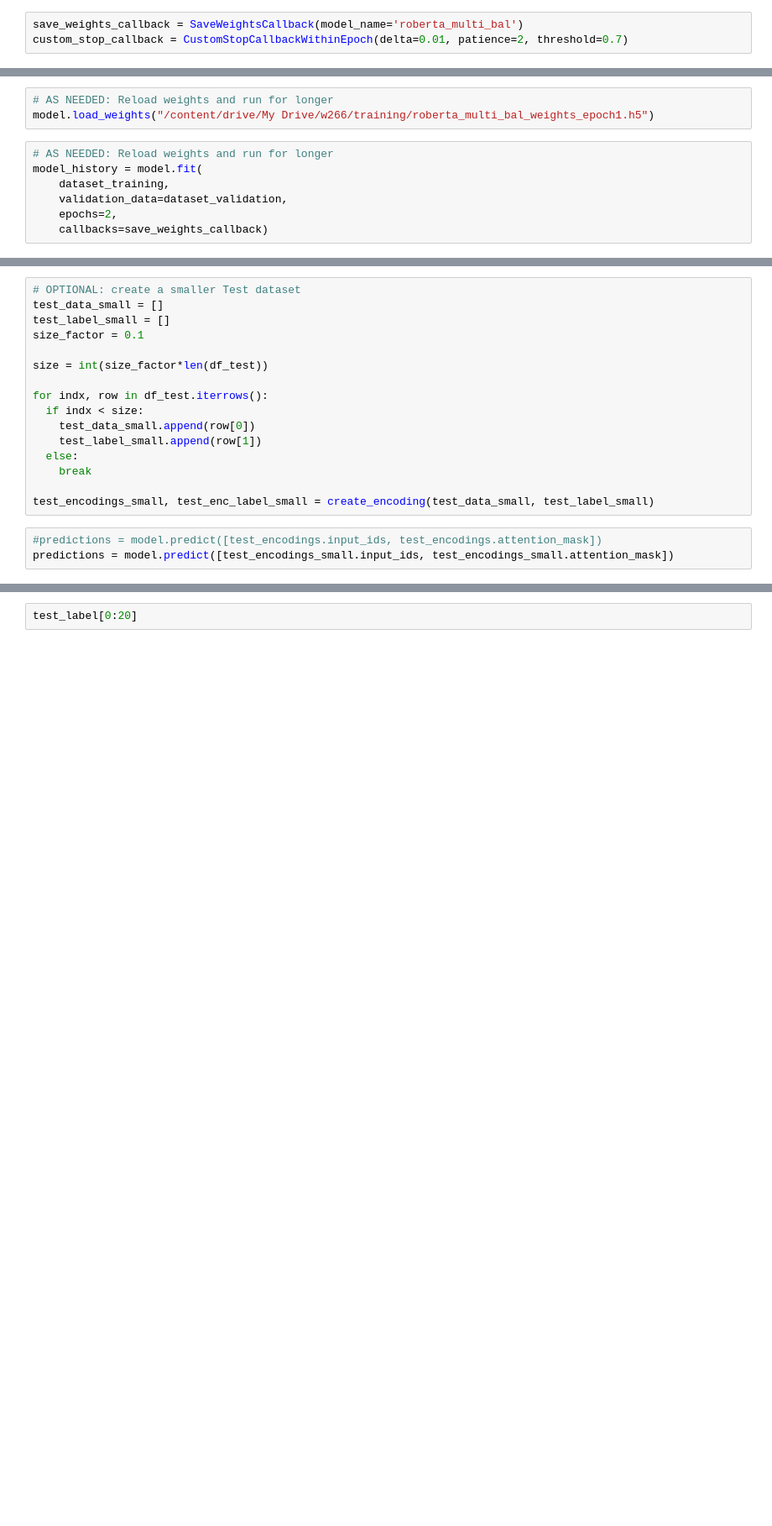
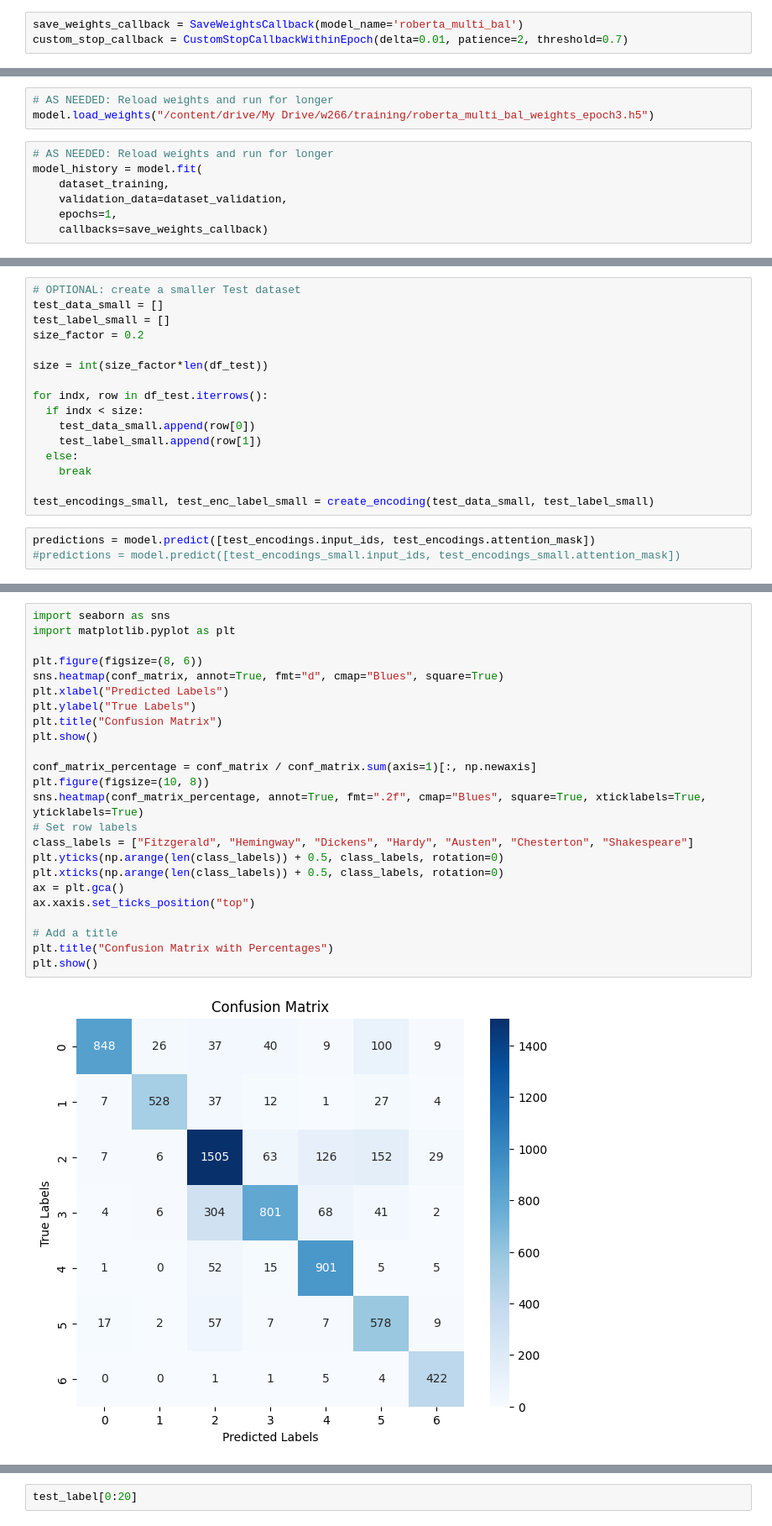
Before and after one commit to denny-lehman/lit-shazam, a Jupyter notebook: notebooks/RoBERTa.ipynb, the cells around one changed output, grey strips where cells are left out. Shown: that part at 84% size. Cells and saved outputs as stored; diff of their text form; blank space fills up the shorter version.

```diff
--- a/notebooks/RoBERTa.ipynb
+++ b/notebooks/RoBERTa.ipynb
@@ -579,11 +343,11 @@ Epoch 2/2
 # %%
 # AS NEEDED: Reload weights and run for longer
-model.load_weights("/content/drive/My Drive/w266/training/roberta_multi_bal_weights_epoch1.h5")
+model.load_weights("/content/drive/My Drive/w266/training/roberta_multi_bal_weights_epoch3.h5")
 # %%
 # AS NEEDED: Reload weights and run for longer
 model_history = model.fit(
     dataset_training,
     validation_data=dataset_validation,
-    epochs=2,
+    epochs=1,
     callbacks=save_weights_callback)
 # %% [output]
@@ -595,7 +356,7 @@ Epoch 2/2
 # OPTIONAL: create a smaller Test dataset
 test_data_small = []
 test_label_small = []
-size_factor = 0.1
+size_factor = 0.2
 
 size = int(size_factor*len(df_test))
 
@@ -608,6 +369,6 @@ for indx, row in df_test.iterrows():
 
 test_encodings_small, test_enc_label_small = create_encoding(test_data_small, test_label_small)
 # %%
-#predictions = model.predict([test_encodings.input_ids, test_encodings.attention_mask])
-predictions = model.predict([test_encodings_small.input_ids, test_encodings_small.attention_mask])
+predictions = model.predict([test_encodings.input_ids, test_encodings.attention_mask])
+#predictions = model.predict([test_encodings_small.input_ids, test_encodings_small.attention_mask])
 # %% [output]
@@ -677,0 +453,26 @@ weighted avg       0.48      0.46      0.40       688
+# %%
+import seaborn as sns
+import matplotlib.pyplot as plt
+
+plt.figure(figsize=(8, 6))
+sns.heatmap(conf_matrix, annot=True, fmt="d", cmap="Blues", square=True)
+plt.xlabel("Predicted Labels")
+plt.ylabel("True Labels")
+plt.title("Confusion Matrix")
+plt.show()
+
+conf_matrix_percentage = conf_matrix / conf_matrix.sum(axis=1)[:, np.newaxis]
+plt.figure(figsize=(10, 8))
+sns.heatmap(conf_matrix_percentage, annot=True, fmt=".2f", cmap="Blues", square=True, xticklabels=True, yticklabels=True)
+# Set row labels
+class_labels = ["Fitzgerald", "Hemingway", "Dickens", "Hardy", "Austen", "Chesterton", "Shakespeare"]
+plt.yticks(np.arange(len(class_labels)) + 0.5, class_labels, rotation=0)
+plt.xticks(np.arange(len(class_labels)) + 0.5, class_labels, rotation=0)
+ax = plt.gca()
+ax.xaxis.set_ticks_position("top")
+
+# Add a title
+plt.title("Confusion Matrix with Percentages")
+plt.show()
+# %% [output]
+[figure, added]
```
Also changed, not shown: parts of 23 cells of this notebook.
